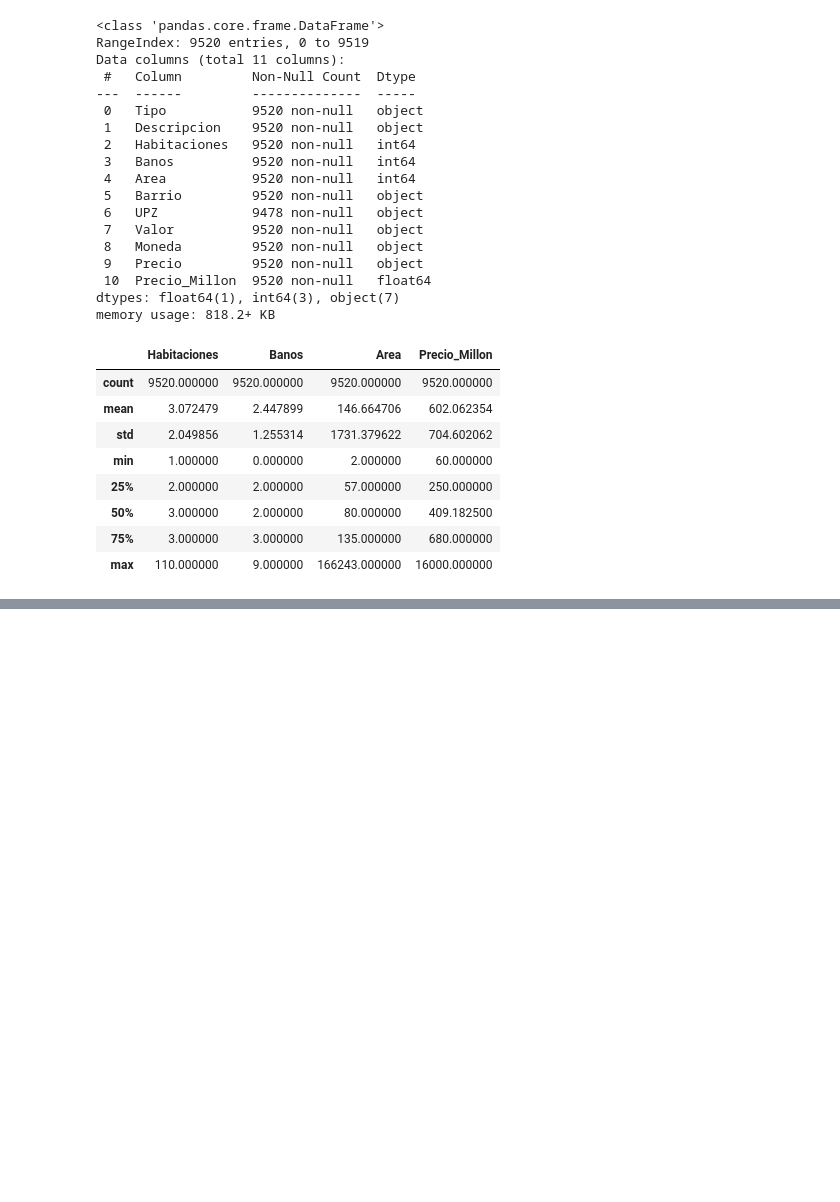
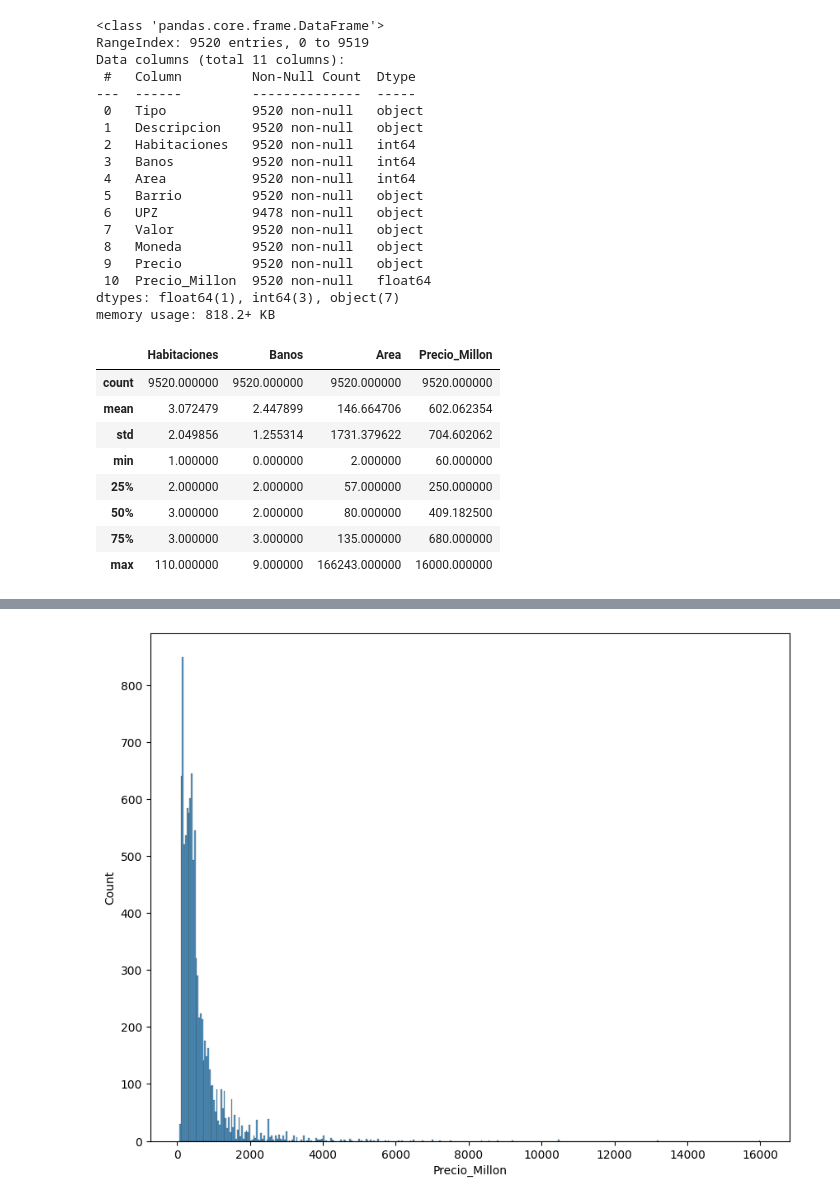
Before and after one commit to AllenJDelgado/AllenJDelgado, a Jupyter notebook: INMERSION_DATOS_AULA_1.ipynb, the cells around one changed output, grey strips where cells are left out. Saved outputs shown, nothing was run; the diff lists cells and outputs as text; code cells hidden in the pictures; blank space fills up the shorter version.

```diff
--- a/INMERSION_DATOS_AULA_1.ipynb
+++ b/INMERSION_DATOS_AULA_1.ipynb
@@ -309,0 +339,9 @@ inmuebles.describe()
+# %%
+import matplotlib.pyplot as plt
+import seaborn as sns
+
+plt.figure(figsize=(10,8))
+sns.histplot(data=inmuebles, x='Precio_Millon')
+plt.show()
+# %% [output]
+[figure, added]
```
Also changed, not shown: parts of 4 cells of this notebook.
